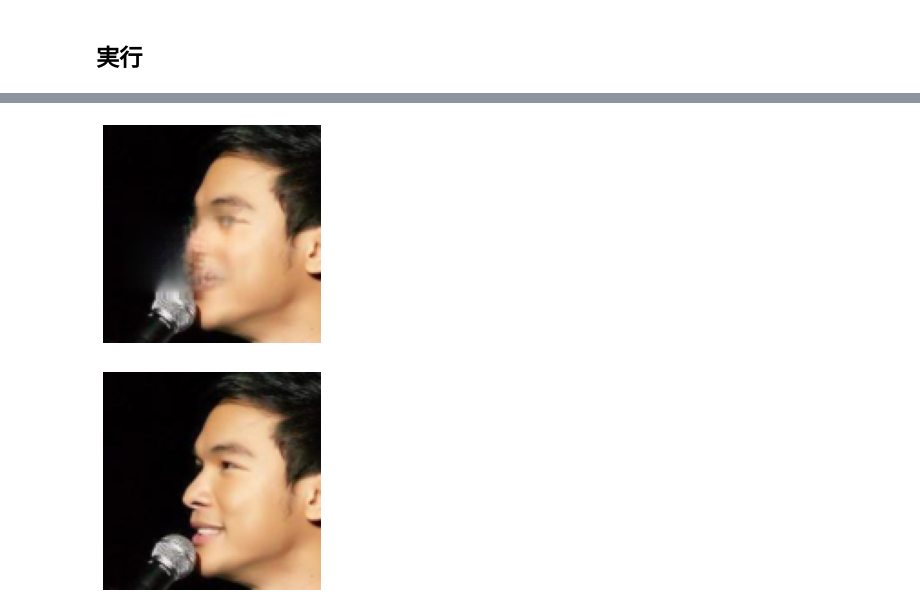
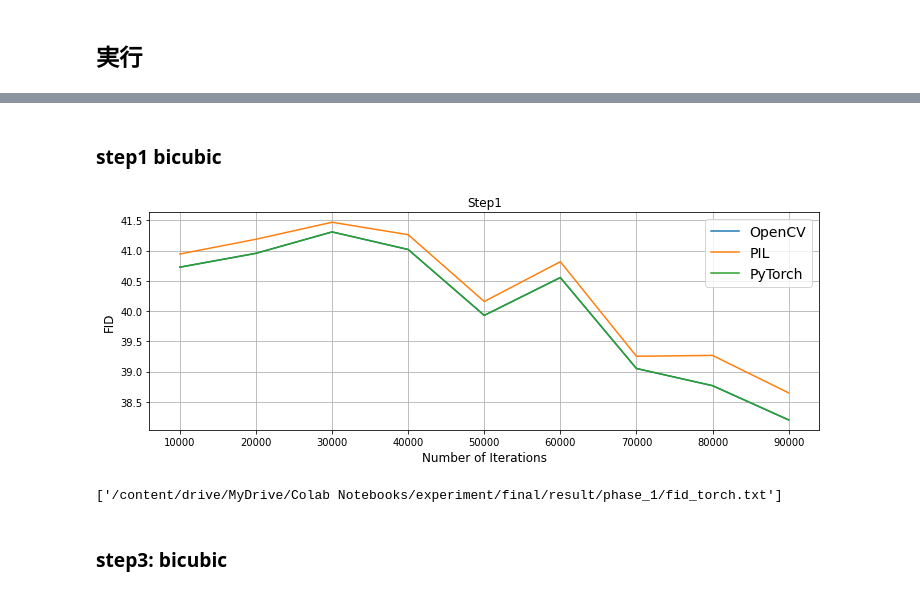
Before and after one commit to nomnomnonono/Image-Completion, a Jupyter notebook: GLCIC/calculate_fid.ipynb, the cells around one changed output, grey strips where cells are left out. Saved outputs shown, nothing was run; the diff lists cells and outputs as text; code cells hidden in the pictures.

Commit message:
add notebook of calculate FID

```diff
--- a/GLCIC/calculate_fid.ipynb
+++ b/GLCIC/calculate_fid.ipynb
@@ -188,16 +138,45 @@ import matplotlib.pyplot as plt
-# %%
-fig, ax = plt.subplots(nrows=1, ncols=1, sharex=False)
-for i in range(bsize):
-  ax.imshow(out[i, :, :, :])
-  ax.axis('off')
-  fig.savefig(os.path.join(result_dir, 'valid', 'o{}.png'.format(i)))
-# %% [output]
-[figure, removed]
-# %%
-fig, ax = plt.subplots(nrows=1, ncols=1, sharex=False)
-for i in range(bsize):
-  ax.imshow(img[i, :, :, :])
-  ax.axis('off')
-  fig.savefig(os.path.join(result_dir, 'valid', 'i{}.png'.format(i)))
-# %% [output]
-[figure, removed]
+# %% [markdown]
+### step1 bicubic
+# %%
+cv_score1 = []
+pil_score1 = []
+torch_score1 = []
+
+pbar = tqdm(total=9)
+for i in range(1, 10):
+  cn_path = os.path.join(result_dir, 'phase_1', 'step{}.pth'.format(10000*i))
+  model_cn.load_state_dict(torch.load(cn_path, map_location='cpu'))
+  model_cn.eval()
+  with torch.no_grad():
+    x_out = model_cn(x_in)
+    x_inpaint = get_completion_image(x, x_out, mask).to(device)
+    cv1 = fid_cv(model, x, x_inpaint, device)
+    pil1 = fid_pil(model, x, x_inpaint, device)
+    torch1 = fid_torch(model, x, x_inpaint, device)
+  cv_score1.append(cv1)
+  pil_score1.append(pil1)
+  torch_score1.append(torch1)
+  pbar.update()
+# %%
+ax = np.arange(10000, 100000, 10000)
+# %%
+fig = plt.figure(figsize=(12, 4))
+plt.plot(ax, cv_score1, label='OpenCV')
+plt.plot(ax, pil_score1, label='PIL')
+plt.plot(ax, torch_score1, label='PyTorch')
+plt.grid()
+plt.xlabel('Number of Iterations', fontsize=12)
+plt.ylabel('FID', fontsize=12)
+plt.title('Step1', fontsize=12)
+plt.legend(fontsize=14)
+fig.savefig(os.path.join(result_dir, 'phase_1', 'fid.png'))
+# %% [output]
+[figure, added]
+# %%
+joblib.dump(cv_score1, os.path.join(result_dir, 'phase_1', 'fid_cv.txt'))
+joblib.dump(pil_score1, os.path.join(result_dir, 'phase_1', 'fid_pil.txt'))
+joblib.dump(torch_score1, os.path.join(result_dir, 'phase_1', 'fid_torch.txt'))
+# %% [output]
+['/content/drive/MyDrive/Colab Notebooks/experiment/final/result/phase_1/fid_torch.txt']
+# %% [markdown]
+### step3: bicubic
```
Also changed, not shown: parts of 16 cells of this notebook.
